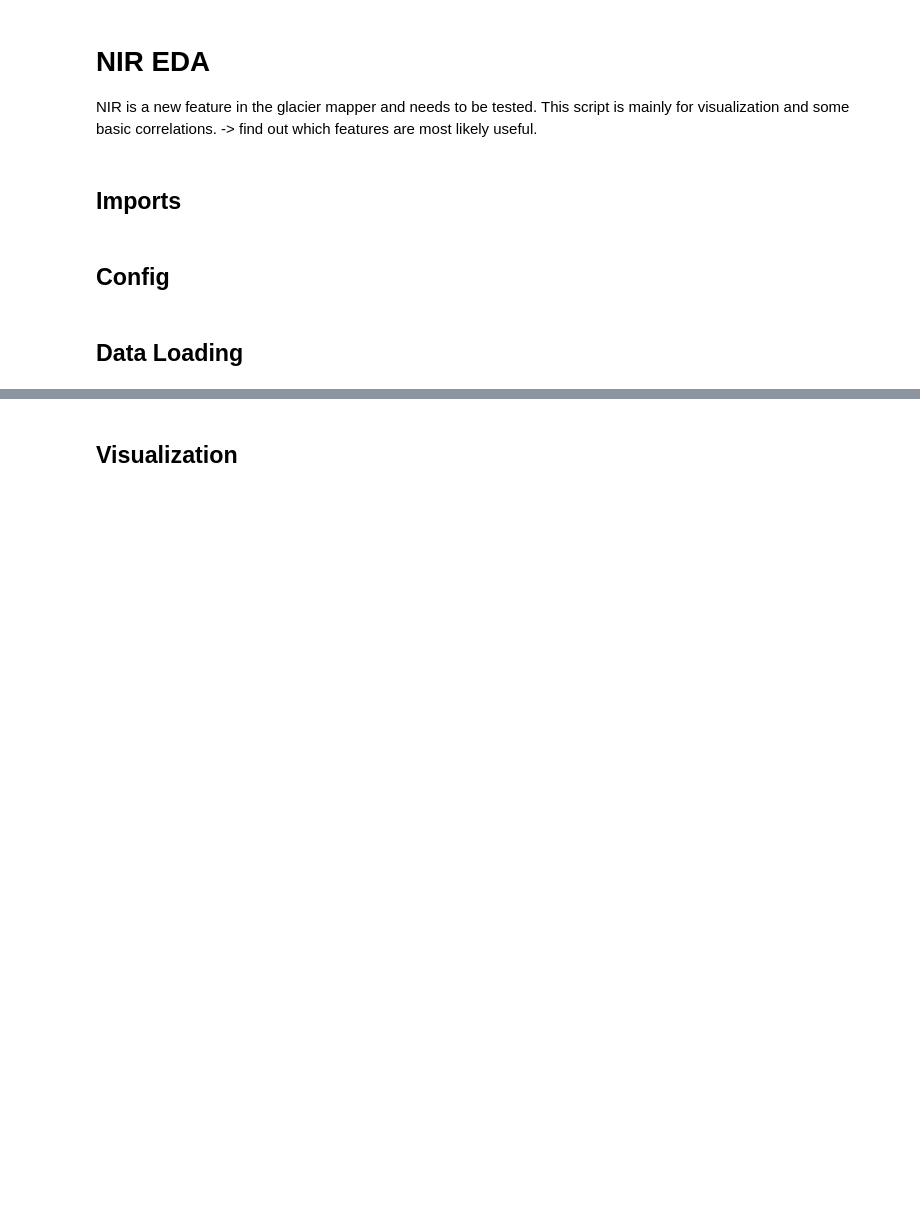
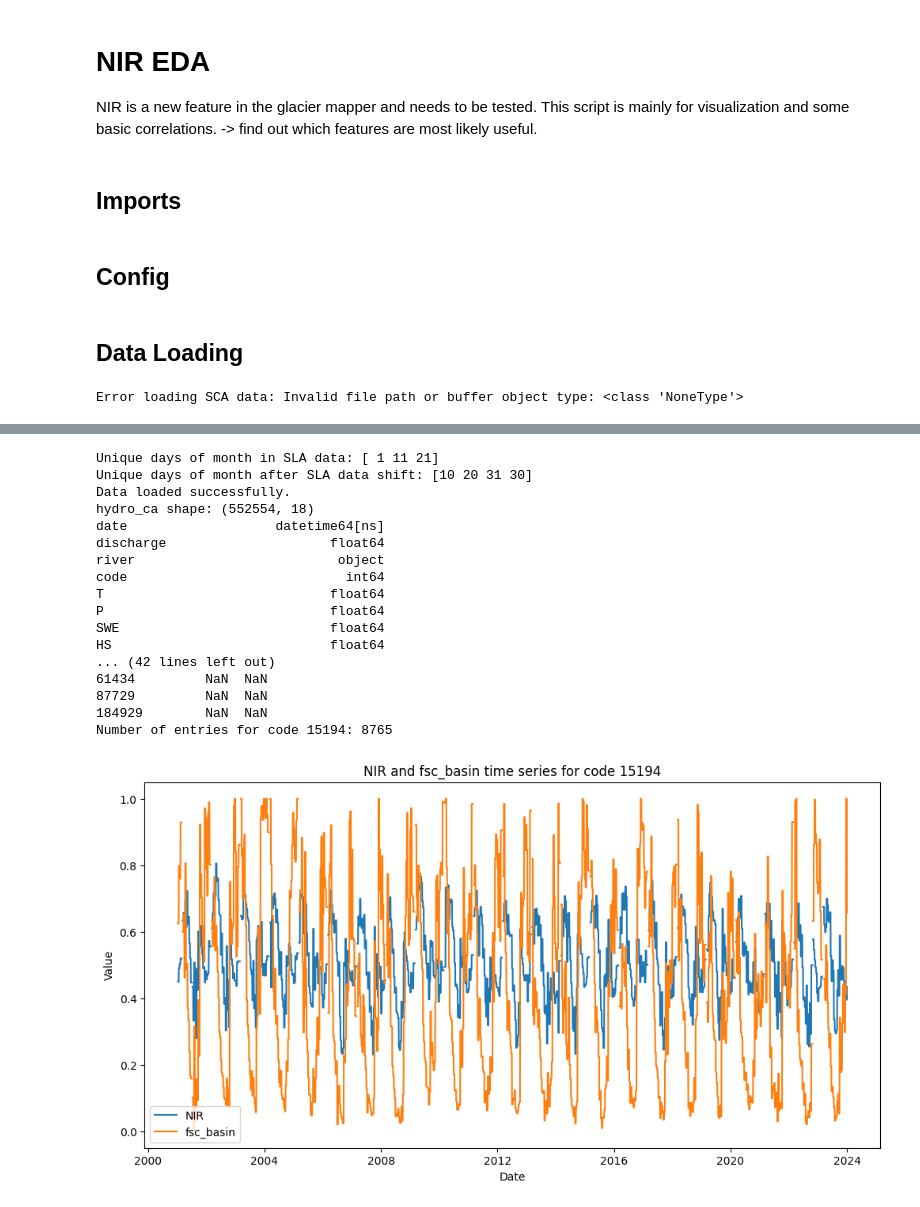
Before and after one commit to hydrosolutions/long-term-forecasting, a Jupyter notebook: notebooks/NIR_EDA.ipynb, the cells around one changed output, grey strips where cells are left out. Drawn from its saved outputs; the diff is of its cells as text; code cells hidden in the pictures; blank space fills up the shorter version.

```diff
--- a/notebooks/NIR_EDA.ipynb
+++ b/notebooks/NIR_EDA.ipynb
@@ -102,4 +103,19 @@ print(f"hydro_ca shape: {hydro_ca.shape}")
 print(hydro_ca.dtypes)
 
 # print head
-print(hydro_ca.head())
+print(hydro_ca.iloc[5000:5005])
+
+# plot the time series of NIR and fsc_basin for code 15194
+code = 15194
+mask_code = hydro_ca["code"] == code
+print(f"Number of entries for code {code}: {mask_code.sum()}")
+plt.figure(figsize=(12, 6))
+plt.plot(hydro_ca.loc[mask_code, "date"], hydro_ca.loc[mask_code, "NIR"], label="NIR")
+plt.plot(hydro_ca.loc[mask_code, "date"], hydro_ca.loc[mask_code, "fsc_basin"], label="fsc_basin")
+plt.xlabel("Date")
+plt.ylabel("Value")
+plt.title(f"NIR and fsc_basin time series for code {code}")
+plt.legend()
+plt.show()
+# %% [output]
+Error loading SCA data: Invalid file path or buffer object type: <class 'NoneType'>
@@ -106,5 +126,21 @@ print(hydro_ca.head())
+Unique days of month in SLA data: [ 1 11 21]
+Unique days of month after SLA data shift: [10 20 31 30]
+Data loaded successfully.
+hydro_ca shape: (552554, 18)
+date                   datetime64[ns]
+discharge                     float64
+river                          object
+code                            int64
+T                             float64
+P                             float64
+SWE                           float64
+HS                            float64
+... (42 lines left out)
+61434         NaN  NaN
+87729         NaN  NaN
+184929        NaN  NaN
+Number of entries for code 15194: 8765
+[figure, added]
-# %% [markdown]
-## Visualization
 # %%
 feature_config = {
     "discharge": [
```
Also changed, not shown: parts of 21 cells of this notebook, 16 other files.
